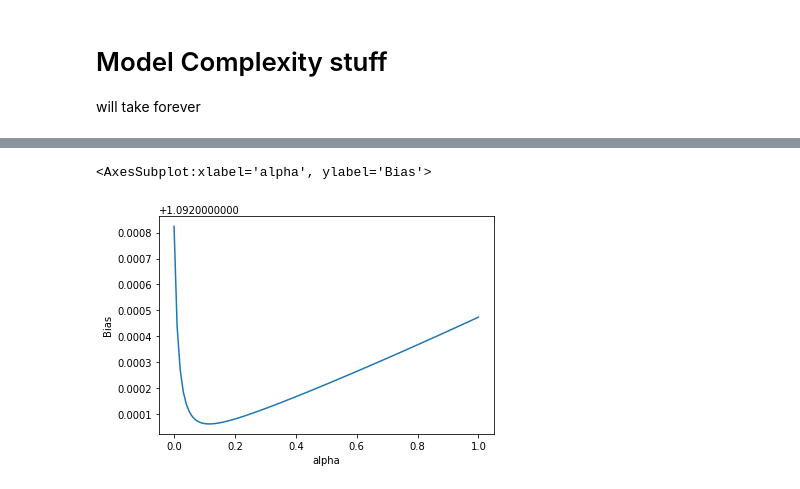
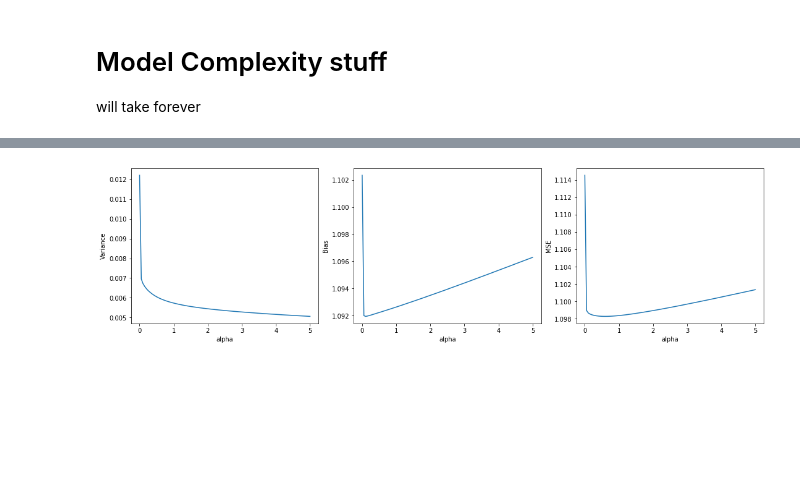
Before and after one commit to christiejibaraki/bias_variance_explo, a Jupyter notebook: bias-variance-tradeoff.ipynb, the cells around one changed output, grey strips where cells are left out. Drawn from its saved outputs; the diff is of its cells as text; code cells hidden in the pictures; blank space fills up the shorter version.

```diff
--- a/bias-variance-tradeoff.ipynb
+++ b/bias-variance-tradeoff.ipynb
@@ -215,8 +252,11 @@ sns.lineplot(x='alpha', y='Variance', data=results)
-# %%
-sns.lineplot(x='alpha', y='Bias', data=results)
-# %% [output]
-<AxesSubplot:xlabel='alpha', ylabel='Bias'>
-[figure, removed]
+# %%
+fig, ax = plt.subplots(ncols=3, figsize=(15,4), constrained_layout=True)
+sns.lineplot(x='alpha', y='Variance', data=results, ax=ax[0])
+sns.lineplot(x='alpha', y='Bias', data=results, ax=ax[1])
+sns.lineplot(x='alpha', y='MSE', data=results, ax=ax[2])
+plt.show()
+# %% [output]
+[figure, added]
 # %%
 results['alpha'][results['MSE']==results['MSE'].min()]
 # %% [output]
```
Also changed, not shown: parts of 9 cells of this notebook.
